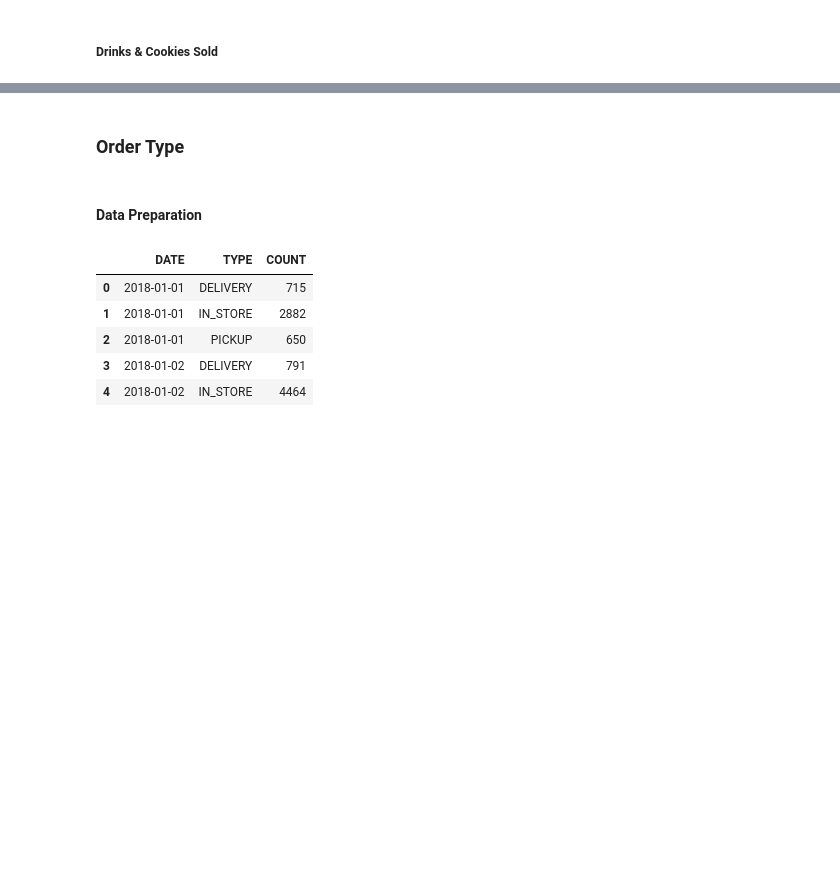
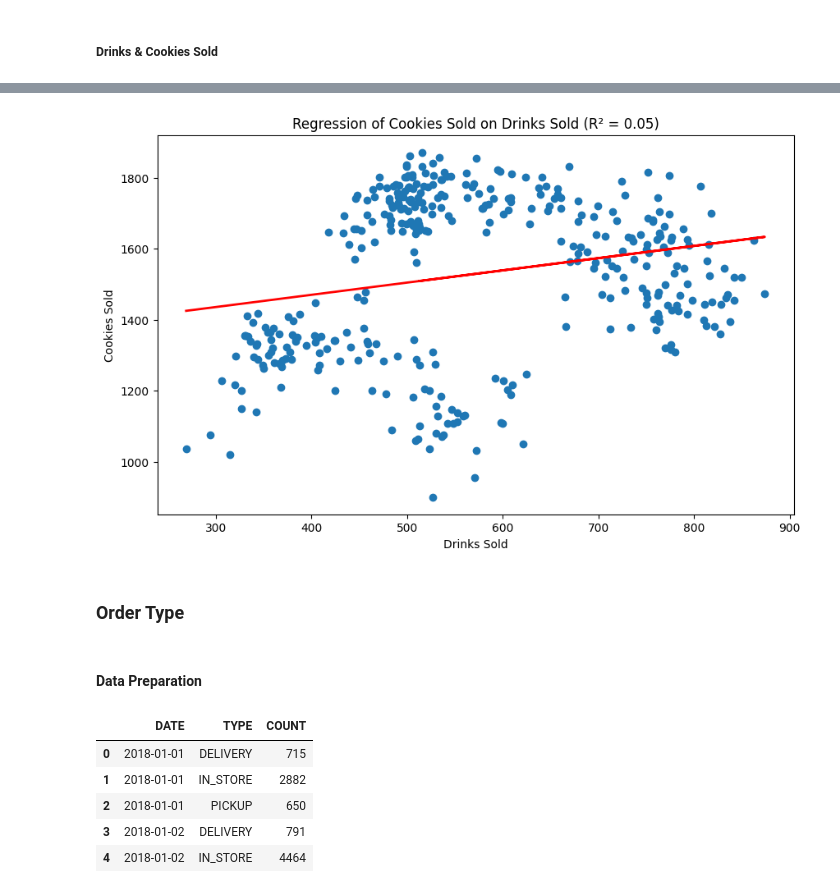
Before and after one commit to renan-peres/mfin-python-restaurant-data-analysis, a Jupyter notebook: restaurant-data-analysis.ipynb, the cells around one changed output, grey strips where cells are left out. Saved outputs shown, nothing was run; the diff lists cells and outputs as text; code cells hidden in the pictures; blank space fills up the shorter version.

```diff
--- a/restaurant-data-analysis.ipynb
+++ b/restaurant-data-analysis.ipynb
@@ -1296,6 +1336,33 @@ fig.update_layout(
 fig.show()
 # %% [output]
 [interactive output not drawn]
+# %%
+# Prepare the data
+X = orders_drinks['DRINKS']  # Independent variable
+y = orders_drinks['COOKIES']  # Dependent variable
+X = sm.add_constant(X)  # Add a constant to the independent variable
+
+# Fit the regression model
+model = sm.OLS(y, X).fit()
+
+# Create the scatterplot
+plt.figure(figsize=(10, 6))
+plt.scatter(orders_drinks['DRINKS'], orders_drinks['COOKIES'])
+plt.xlabel('Drinks Sold')
+plt.ylabel('Cookies Sold')
+
+# Get R-squared value
+r2 = round(model.rsquared, 3)
+
+# Add title with R-squared
+plt.title(f'Regression of Cookies Sold on Drinks Sold (R² = {r2})')
+
+# Plot the regression line
+plt.plot(orders_drinks['DRINKS'], model.predict(X), color='red', linewidth=2)
+
+plt.show()
+# %% [output]
+[figure, added]
 # %% [markdown]
 ### Order Type
 # %% [markdown]
```
Also changed, not shown: parts of 5 cells of this notebook.
